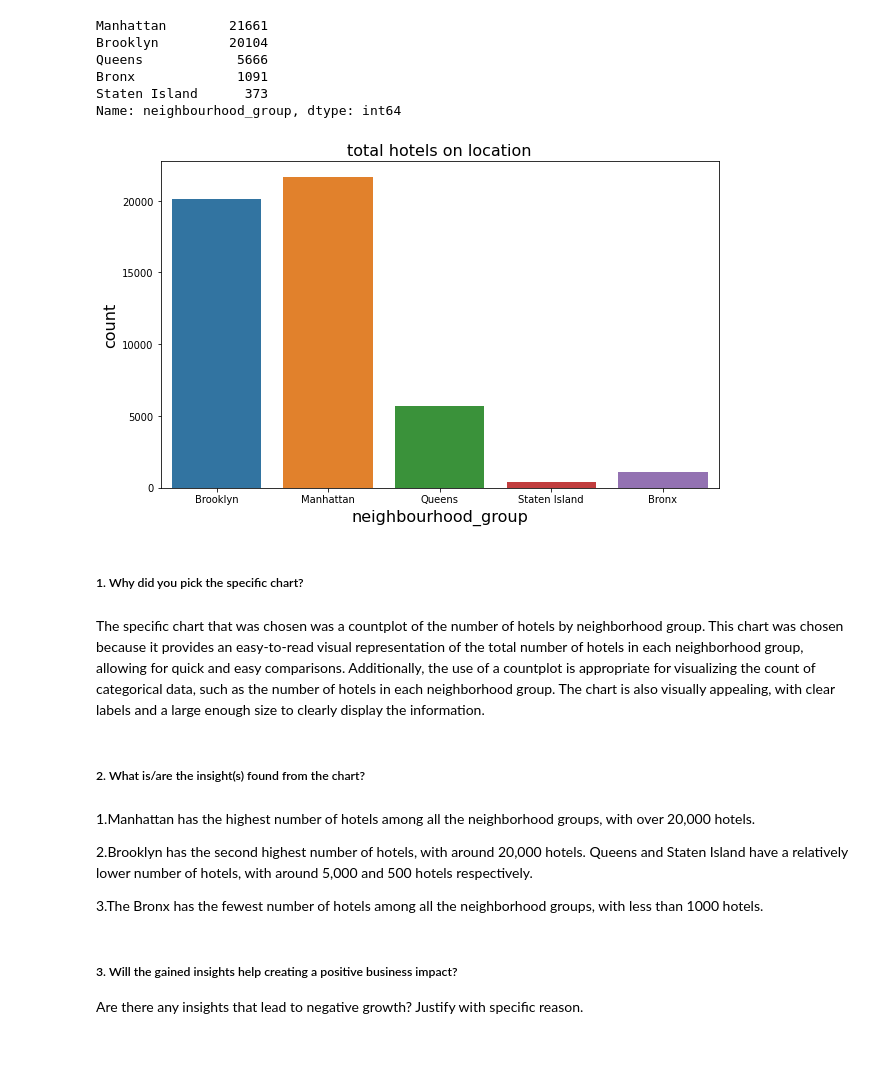
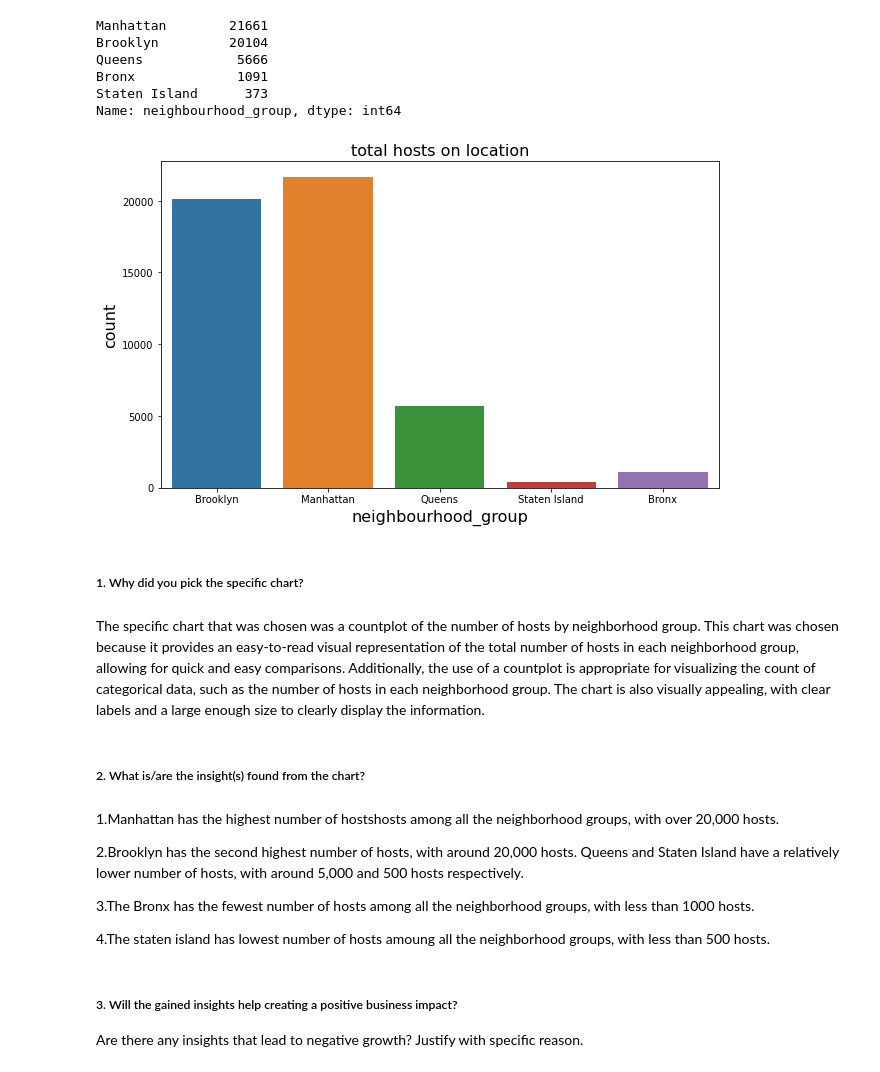
Before and after one commit to Azharpat/EDA-AIRBNB-CAPSTONE-PROJECT, a Jupyter notebook: EDA_AIRBNB_CAPSTONE_PROJECT.ipynb, the cells around one changed output. Drawn from its saved outputs; the diff is of its cells as text; code cells hidden in the pictures.

```diff
--- a/EDA_AIRBNB_CAPSTONE_PROJECT.ipynb
+++ b/EDA_AIRBNB_CAPSTONE_PROJECT.ipynb
@@ -330,28 +337,30 @@ Staten Island      373
 Name: neighbourhood_group, dtype: int64
 # %%
 # Chart - 1 visualization code
-#total hotels chart
+#total hosts chart
 plt.figure(figsize=(10,6))
-plt.title("total hotels on location",fontsize = 16)
+plt.title("total hosts on location",fontsize = 16)
 sns.countplot(data=df,x='neighbourhood_group')
 plt.xlabel("neighbourhood_group",fontsize = 16)
 plt.ylabel("count",fontsize = 16)
 plt.show()
 # %% [output]
-[figure, old version]
+[figure, new version]
 # %% [markdown]
 ##### 1. Why did you pick the specific chart?
 # %% [markdown]
-The specific chart that was chosen was a countplot of the number of hotels by neighborhood group. This chart was chosen because it provides an easy-to-read visual representation of the total number of hotels in each neighborhood group, allowing for quick and easy comparisons. Additionally, the use of a countplot is appropriate for visualizing the count of categorical data, such as the number of hotels in each neighborhood group. The chart is also visually appealing, with clear labels and a large enough size to clearly display the information.
+The specific chart that was chosen was a countplot of the number of hosts by neighborhood group. This chart was chosen because it provides an easy-to-read visual representation of the total number of hosts in each neighborhood group, allowing for quick and easy comparisons. Additionally, the use of a countplot is appropriate for visualizing the count of categorical data, such as the number of hosts in each neighborhood group. The chart is also visually appealing, with clear labels and a large enough size to clearly display the information.
 # %% [markdown]
 ##### 2. What is/are the insight(s) found from the chart?
 # %% [markdown]
-1.Manhattan has the highest number of hotels among all the neighborhood groups, with over 20,000 hotels.
+1.Manhattan has the highest number of hostshosts among all the neighborhood groups, with over 20,000 hosts.
 
-2.Brooklyn has the second highest number of hotels, with around 20,000 hotels.
-Queens and Staten Island have a relatively lower number of hotels, with around 5,000 and 500 hotels respectively.
+2.Brooklyn has the second highest number of hosts, with around 20,000 hosts.
+Queens and Staten Island have a relatively lower number of hosts, with around 5,000 and 500 hosts respectively.
 
-3.The Bronx has the fewest number of hotels among all the neighborhood groups, with less than 1000 hotels.
+3.The Bronx has the fewest number of hosts among all the neighborhood groups, with less than 1000 hosts.
+
+4.The staten island has lowest number of hosts amoung all the neighborhood groups, with less than 500 hosts.
 # %% [markdown]
 ##### 3. Will the gained insights help creating a positive business impact?
 Are there any insights that lead to negative growth? Justify with specific reason.
```
Also changed, not shown: parts of 16 cells of this notebook.
